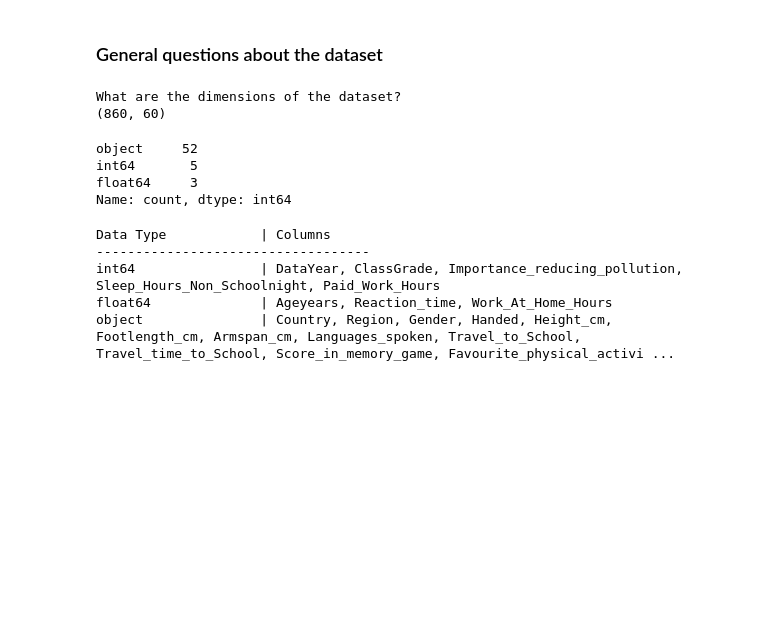
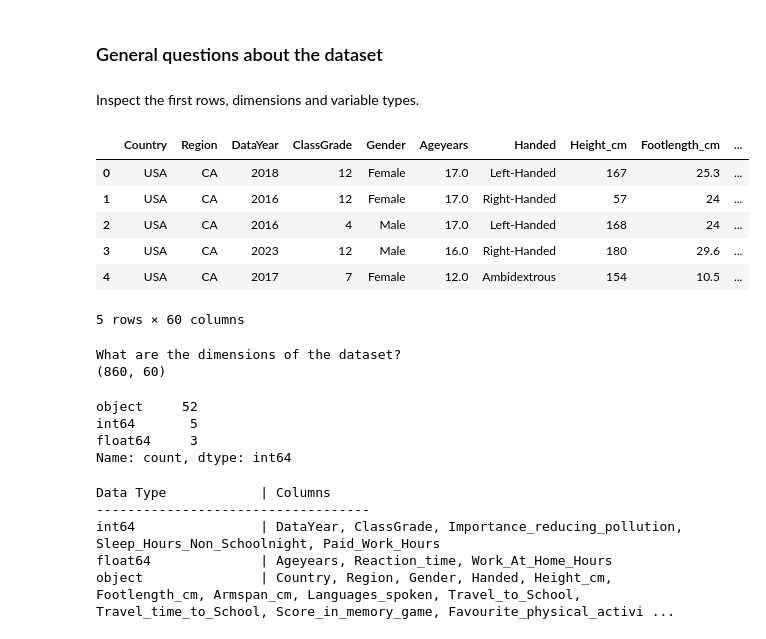
Before and after one commit to DCajiao/Statistical-analysis-project-, a Jupyter notebook: EDA.ipynb, the cells around one changed output. Saved outputs shown, nothing was run; the diff lists cells and outputs as text; code cells hidden in the pictures; blank space fills up the shorter version.

```diff
--- a/EDA.ipynb
+++ b/EDA.ipynb
@@ -11,5 +21,18 @@ df = pd.read_csv("dataset/datasetcleaned.csv", encoding="latin1")
 # %% [markdown]
 ### General questions about the dataset
+# %% [markdown]
+Inspect the first rows, dimensions and variable types.
+# %%
+# How do the first rows of the dataset look like?
+df.head()
+# %% [output]
+|  | Country | Region | DataYear | ClassGrade | Gender | Ageyears | Handed | Height_cm | Footlength_cm | ... |
+| 0 | USA | CA | 2018 | 12 | Female | 17.0 | Left-Handed | 167 | 25.3 | ... |
+| 1 | USA | CA | 2016 | 12 | Female | 17.0 | Right-Handed | 57 | 24 | ... |
+| 2 | USA | CA | 2016 | 4 | Male | 17.0 | Left-Handed | 168 | 24 | ... |
+| 3 | USA | CA | 2023 | 12 | Male | 16.0 | Right-Handed | 180 | 29.6 | ... |
+| 4 | USA | CA | 2017 | 7 | Female | 12.0 | Ambidextrous | 154 | 10.5 | ... |
+5 rows × 60 columns
 # %%
 # What are the dimensions of the dataset?
 print("What are the dimensions of the dataset?")
```
Also changed, not shown: parts of 3 cells of this notebook, 5 other files.
